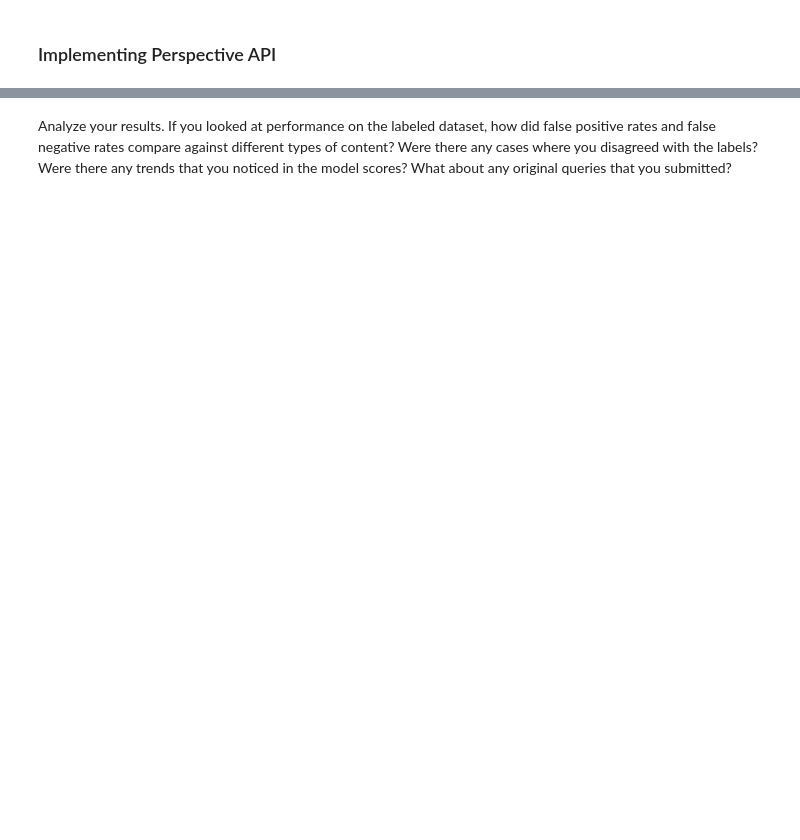
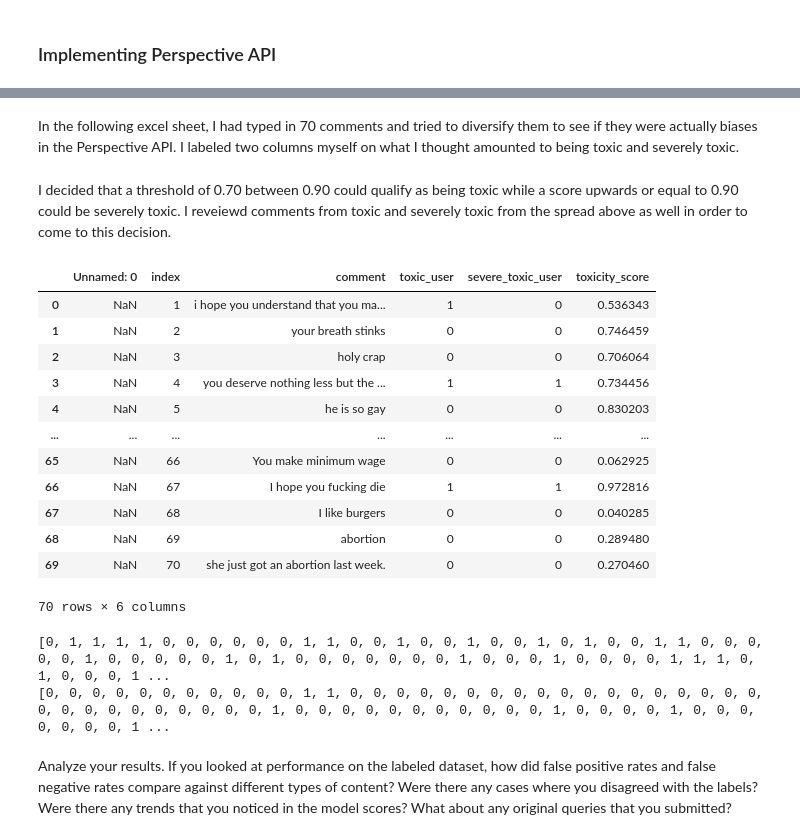
Before and after one commit to Braunstsf/data-bias-toxicity, a Jupyter notebook: perspective_api_toxicity.ipynb, the cells around one changed output, grey strips where cells are left out. Cells and saved outputs as stored; diff of their text form; code cells hidden in the pictures; blank space fills up the shorter version.

```diff
--- a/perspective_api_toxicity.ipynb
+++ b/perspective_api_toxicity.ipynb
@@ -290,0 +380,3 @@ Your tests do not need to be extensive or exhaustive; an N of low double digits
+# %%
+df_sample = pd.read_excel('test_comments.xlsx')
+df_sample.drop(columns=['Unnamed: 0'])
@@ -290,0 +397,2 @@ Your tests do not need to be extensive or exhaustive; an N of low double digits
+# %% [markdown]
+In the following excel sheet, I had typed in 70 comments and tried to diversify them to see if they were actually biases in the Perspective API. I labeled two columns myself on what I thought amounted to being toxic and severely toxic.
@@ -290,0 +406,37 @@ Your tests do not need to be extensive or exhaustive; an N of low double digits
+# %% [markdown]
+I decided that a threshold of 0.70 between 0.90 could qualify as being toxic while a score upwards or equal to 0.90 could be severely toxic. I reveiewd comments from toxic and severely toxic from the spread above as well in order to come to this decision.
+# %%
+df_sample_updated = df_sample
+df_sample_updated["toxicity_score"] = toxicity_scoredf_sample_updated = df_sample_updated.drop(columns = 'Unnamed: 0')
+# %% [output]
+|  | Unnamed: 0 | index | comment | toxic_user | severe_toxic_user | toxicity_score |
+| 0 | NaN | 1 | i hope you understand that you ma... | 1 | 0 | 0.536343 |
+| 1 | NaN | 2 | your breath stinks | 0 | 0 | 0.746459 |
+| 2 | NaN | 3 | holy crap | 0 | 0 | 0.706064 |
+| 3 | NaN | 4 | you deserve nothing less but the ... | 1 | 1 | 0.734456 |
+| 4 | NaN | 5 | he is so gay | 0 | 0 | 0.830203 |
+| ... | ... | ... | ... | ... | ... | ... |
+| 65 | NaN | 66 | You make minimum wage | 0 | 0 | 0.062925 |
+| 66 | NaN | 67 | I hope you fucking die | 1 | 1 | 0.972816 |
+| 67 | NaN | 68 | I like burgers | 0 | 0 | 0.040285 |
+| 68 | NaN | 69 | abortion | 0 | 0 | 0.289480 |
+| 69 | NaN | 70 | she just got an abortion last week. | 0 | 0 | 0.270460 |
+70 rows × 6 columns
+# %%
+toxic_api = []
+severe_toxic_api = []
+for i in toxicity_score:
+    if i < 0.70:
+        toxic_api.append(0)
+        severe_toxic_api.append(0)
+    elif i >= 0.70 and i < 0.90:
+        toxic_api.append(1)
+        severe_toxic_api.append(0)
+    else:
+        toxic_api.append(1)
+        severe_toxic_api.append(1)
+print(toxic_api)
+print(severe_toxic_api)
+# %% [output]
+[0, 1, 1, 1, 1, 0, 0, 0, 0, 0, 0, 1, 1, 0, 0, 1, 0, 0, 1, 0, 0, 1, 0, 1, 0, 0, 1, 1, 0, 0, 0, 0, 0, 1, 0, 0, 0, 0, 0, 1, 0, 1, 0, 0, 0, 0, 0, 0, 0, 1, 0, 0, 0, 1, 0, 0, 0, 0, 1, 1, 1, 0, 1, 0, 0, 0, 1 ...
+[0, 0, 0, 0, 0, 0, 0, 0, 0, 0, 0, 1, 1, 0, 0, 0, 0, 0, 0, 0, 0, 0, 0, 0, 0, 0, 0, 0, 0, 0, 0, 0, 0, 0, 0, 0, 0, 0, 0, 0, 0, 1, 0, 0, 0, 0, 0, 0, 0, 0, 0, 0, 0, 1, 0, 0, 0, 0, 1, 0, 0, 0, 0, 0, 0, 0, 1 ...
```
Also changed, not shown: parts of 35 cells of this notebook.
